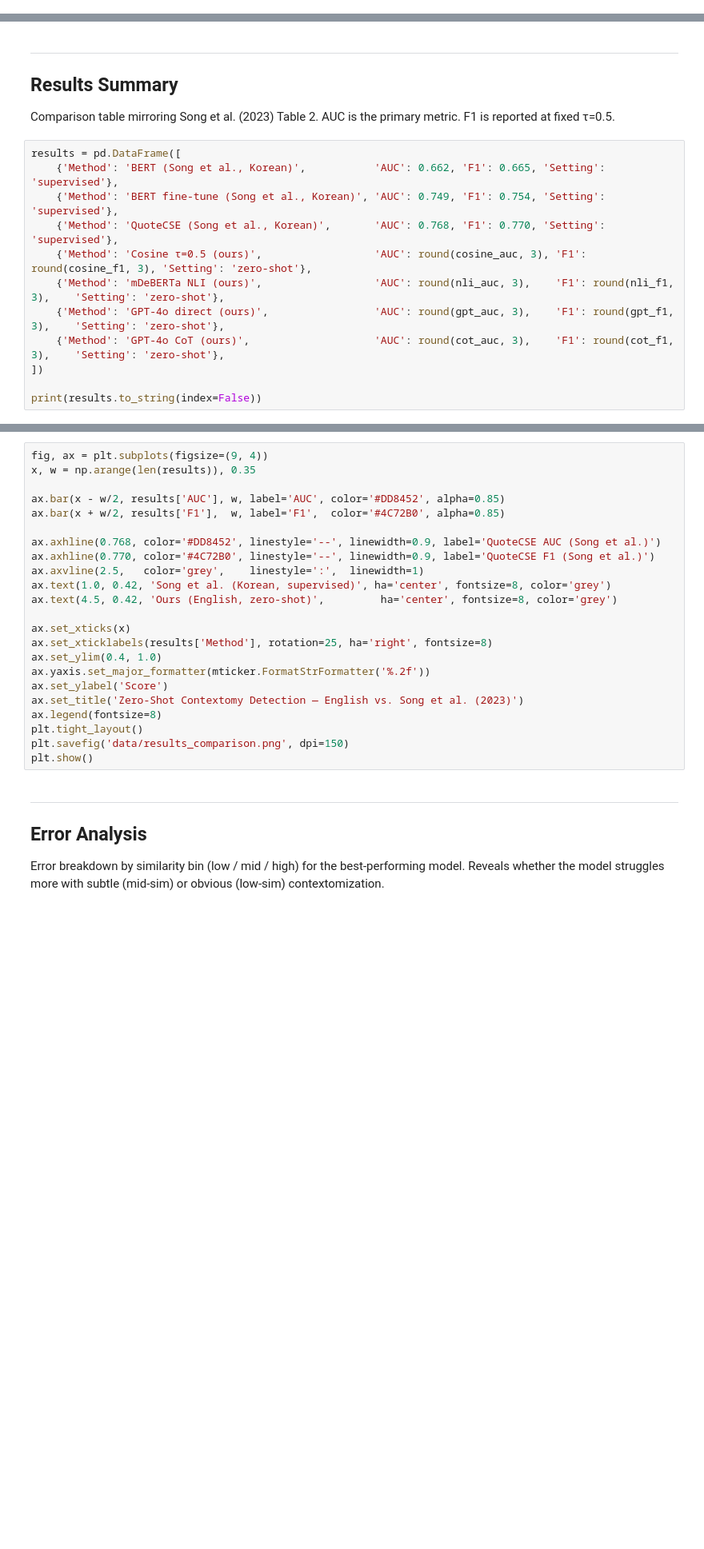
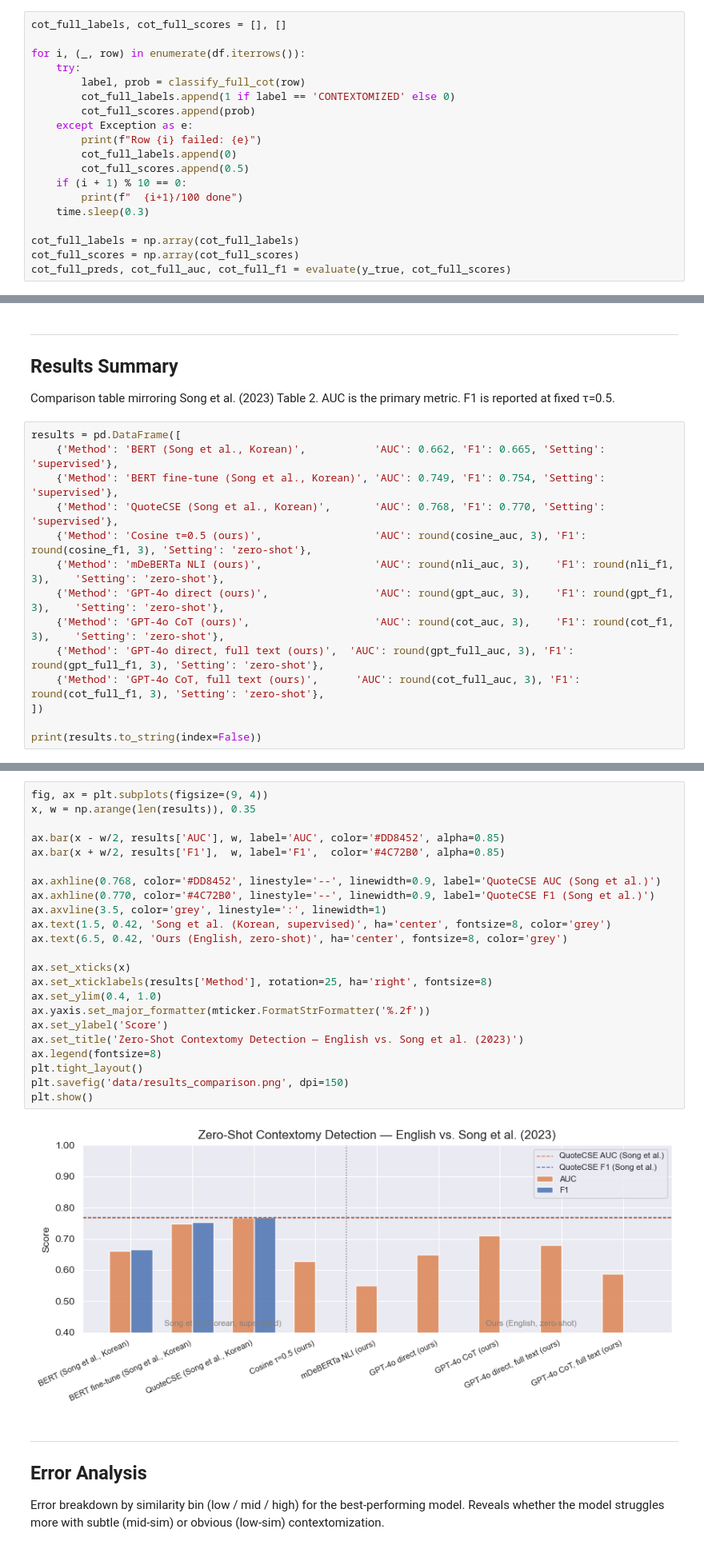
Before and after one commit to alexandraholik/MSc_Thesis, a Jupyter notebook: 04_detection.ipynb, the cells around one changed output, grey strips where cells are left out. Shown at 80% size. Drawn from its saved outputs; the diff is of its cells as text; blank space fills up the shorter version.

Commit message:
working models on korean data

```diff
--- a/04_detection.ipynb
+++ b/04_detection.ipynb
@@ -245,0 +388,19 @@ cot_preds, cot_auc, cot_f1 = evaluate(y_true, cot_scores)
+# %%
+cot_full_labels, cot_full_scores = [], []
+
+for i, (_, row) in enumerate(df.iterrows()):
+    try:
+        label, prob = classify_full_cot(row)
+        cot_full_labels.append(1 if label == 'CONTEXTOMIZED' else 0)
+        cot_full_scores.append(prob)
+    except Exception as e:
+        print(f"Row {i} failed: {e}")
+        cot_full_labels.append(0)
+        cot_full_scores.append(0.5)
+    if (i + 1) % 10 == 0:
+        print(f"  {i+1}/100 done")
+    time.sleep(0.3)
+
+cot_full_labels = np.array(cot_full_labels)
+cot_full_scores = np.array(cot_full_scores)
+cot_full_preds, cot_full_auc, cot_full_f1 = evaluate(y_true, cot_full_scores)
@@ -257,6 +438,8 @@ results = pd.DataFrame([
     {'Method': 'mDeBERTa NLI (ours)',                  'AUC': round(nli_auc, 3),    'F1': round(nli_f1, 3),    'Setting': 'zero-shot'},
     {'Method': 'GPT-4o direct (ours)',                 'AUC': round(gpt_auc, 3),    'F1': round(gpt_f1, 3),    'Setting': 'zero-shot'},
     {'Method': 'GPT-4o CoT (ours)',                    'AUC': round(cot_auc, 3),    'F1': round(cot_f1, 3),    'Setting': 'zero-shot'},
+    {'Method': 'GPT-4o direct, full text (ours)',  'AUC': round(gpt_full_auc, 3), 'F1': round(gpt_full_f1, 3), 'Setting': 'zero-shot'},
+    {'Method': 'GPT-4o CoT, full text (ours)',      'AUC': round(cot_full_auc, 3), 'F1': round(cot_full_f1, 3), 'Setting': 'zero-shot'},
 ])
 
 print(results.to_string(index=False))
@@ -263,26 +457,28 @@ print(results.to_string(index=False))
 # %%
 fig, ax = plt.subplots(figsize=(9, 4))
 x, w = np.arange(len(results)), 0.35
 
 ax.bar(x - w/2, results['AUC'], w, label='AUC', color='#DD8452', alpha=0.85)
 ax.bar(x + w/2, results['F1'],  w, label='F1',  color='#4C72B0', alpha=0.85)
 
 ax.axhline(0.768, color='#DD8452', linestyle='--', linewidth=0.9, label='QuoteCSE AUC (Song et al.)')
 ax.axhline(0.770, color='#4C72B0', linestyle='--', linewidth=0.9, label='QuoteCSE F1 (Song et al.)')
-ax.axvline(2.5,   color='grey',    linestyle=':',  linewidth=1)
-ax.text(1.0, 0.42, 'Song et al. (Korean, supervised)', ha='center', fontsize=8, color='grey')
-ax.text(4.5, 0.42, 'Ours (English, zero-shot)',         ha='center', fontsize=8, color='grey')
+ax.axvline(3.5, color='grey', linestyle=':', linewidth=1)
+ax.text(1.5, 0.42, 'Song et al. (Korean, supervised)', ha='center', fontsize=8, color='grey')
+ax.text(6.5, 0.42, 'Ours (English, zero-shot)', ha='center', fontsize=8, color='grey')
 
 ax.set_xticks(x)
 ax.set_xticklabels(results['Method'], rotation=25, ha='right', fontsize=8)
 ax.set_ylim(0.4, 1.0)
 ax.yaxis.set_major_formatter(mticker.FormatStrFormatter('%.2f'))
 ax.set_ylabel('Score')
 ax.set_title('Zero-Shot Contextomy Detection — English vs. Song et al. (2023)')
 ax.legend(fontsize=8)
 plt.tight_layout()
 plt.savefig('data/results_comparison.png', dpi=150)
 plt.show()
+# %% [output]
+[figure, added]
 # %% [markdown]
 ---
 ## Error Analysis
```
Also changed, not shown: parts of 20 cells of this notebook, 1 other file.
